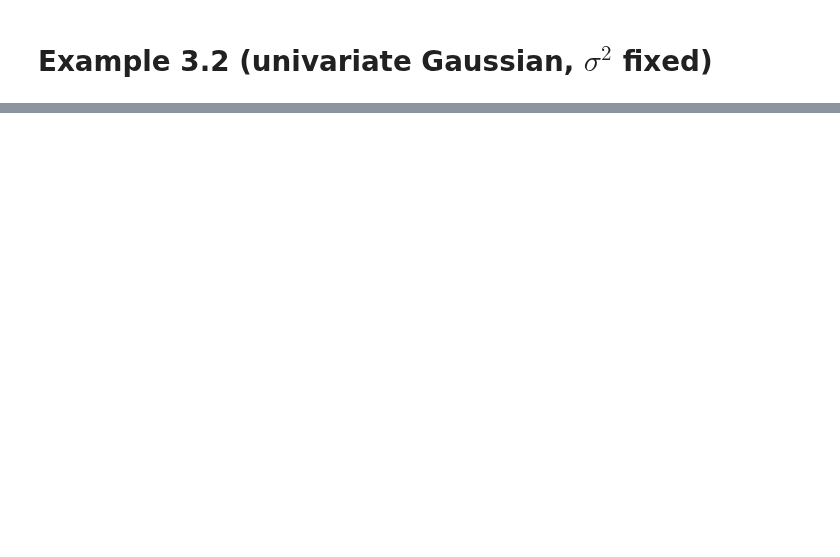
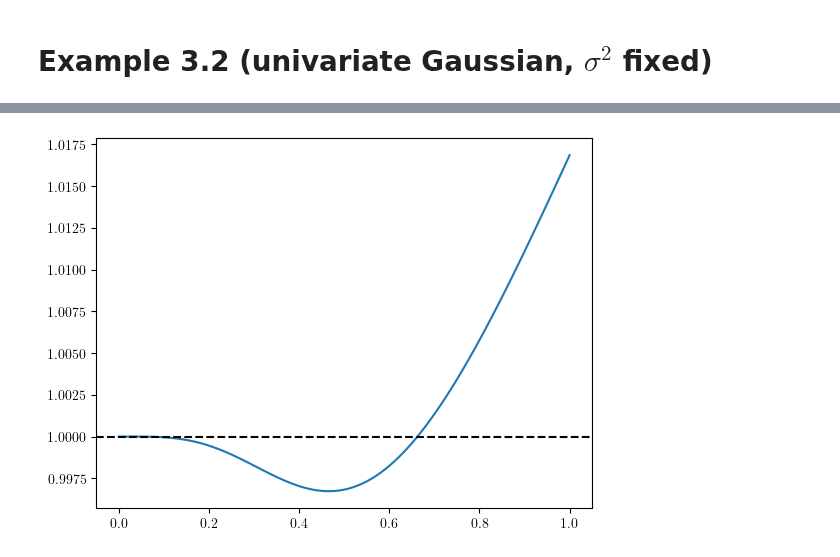
Before and after one commit to stefanheyder/dissertation, a Jupyter notebook: code/03_state_space_models.ipynb, the cells around one changed output, grey strips where cells are left out. Saved outputs shown, nothing was run; the diff lists cells and outputs as text; code cells hidden in the pictures; blank space fills up the shorter version.

```diff
--- a/code/03_state_space_models.ipynb
+++ b/code/03_state_space_models.ipynb
@@ -163,0 +268,16 @@ def ess(P, G, N, key):
+# %%
+sigma_ce_fun = lambdify((mu, tau), sqrt(-1/2/psi_ce), "jax")
+sigma_eis_fun = lambdify((mu, tau), sqrt(-1/2/psi_eis), "jax")
+
+
+mus = jnp.linspace(0, 1, 101)
+sigma_ces = vmap(sigma_ce_fun, (0,None))(mus, 1.)
+sigma_eiss = vmap(sigma_eis_fun, (0, None))(mus, 1.)
+rho_ce = vmap(rho_normal_fun, (None, None, 0,0))(0., 1., mus, sigma_ces)
+rho_eis = vmap(rho_normal_fun, (None, None, 0,0))(0., 1., mus, sigma_eiss)
+
+plt.plot(mus, rho_eis/rho_ce)
+plt.axhline(1., color="black", linestyle="--")
+plt.show()
+# %% [output]
+[figure, added]
```
Also changed, not shown: parts of 10 cells of this notebook, 4 other files.
